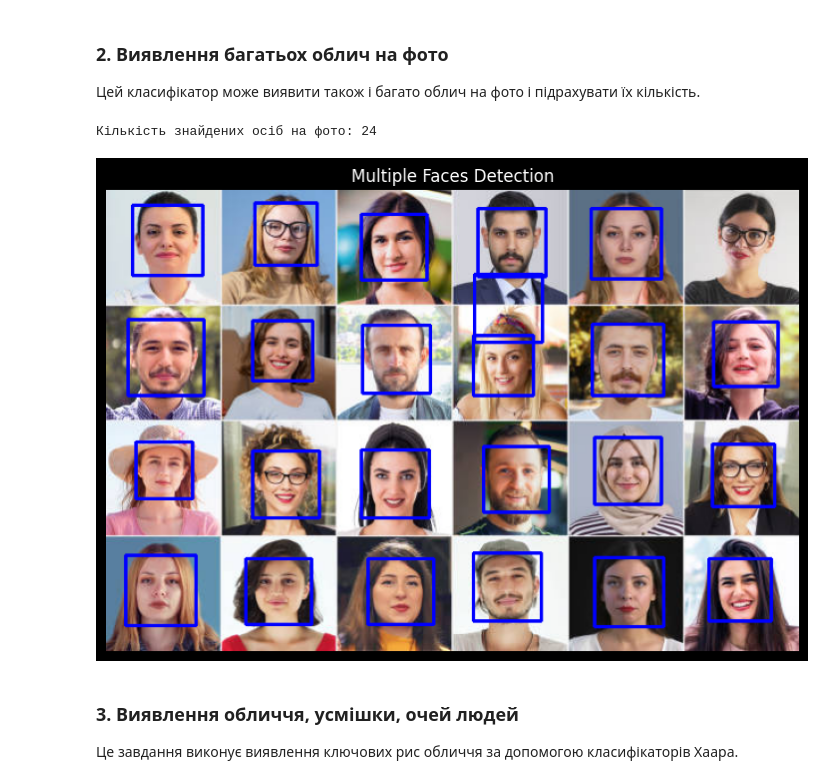
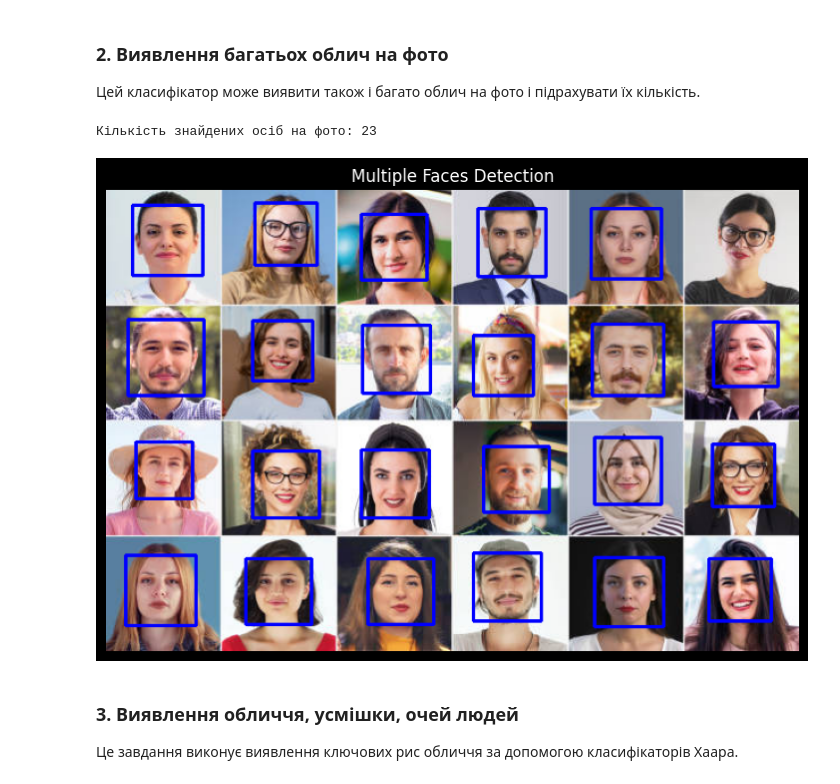
Before and after one commit to M1shanyaaa/AI_Computer_Vision, a Jupyter notebook: Lab_1/Lab1_3dyPosibnyk.ipynb, the cells around one changed output. Drawn from its saved outputs; the diff is of its cells as text; code cells hidden in the pictures.

```diff
--- a/Lab_1/Lab1_3dyPosibnyk.ipynb
+++ b/Lab_1/Lab1_3dyPosibnyk.ipynb
@@ -77,20 +77,20 @@ show_img(img_single, "Single Face Detection")
 # %%
 # Читання групового фото
 img_multi = cv2.imread('/home/mishanya/PycharmProjects/AI_Computer_Vision/Lab_1/photos/groupPhoto.jpg')
 gray_multi = cv2.cvtColor(img_multi, cv2.COLOR_BGR2GRAY)
 
 # Для багатьох облич іноді потрібно підкрутити параметри
-faces_multi = face_cascade.detectMultiScale(gray_multi, scaleFactor=1.1, minNeighbors=4)
+faces_multi = face_cascade.detectMultiScale(gray_multi, scaleFactor=1.1, minNeighbors=5)
 
 print(f"Кількість знайдених осіб на фото: {len(faces_multi)}")
 
 for (x, y, w, h) in faces_multi:
     cv2.rectangle(img_multi, (x, y), (x+w, y+h), (255, 0, 0), 2)
 
 show_img(img_multi, "Multiple Faces Detection")
 # %% [output]
-Кількість знайдених осіб на фото: 24
+Кількість знайдених осіб на фото: 23
-[figure, old version]
+[figure, new version]
 # %% [markdown]
 ### 3. Виявлення обличчя, усмішки, очей людей
 Це завдання виконує виявлення ключових рис обличчя за допомогою класифікаторів Хаара.
```
Also changed, not shown: parts of 2 cells of this notebook.
